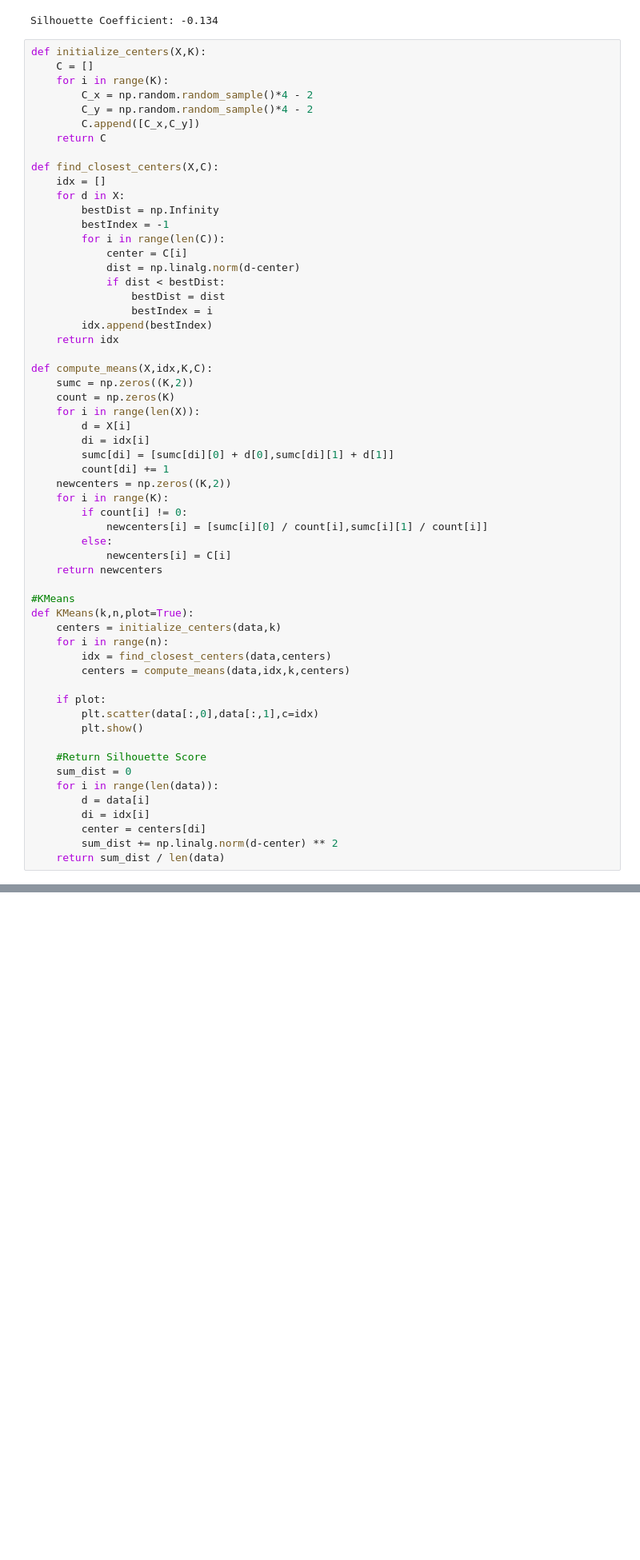
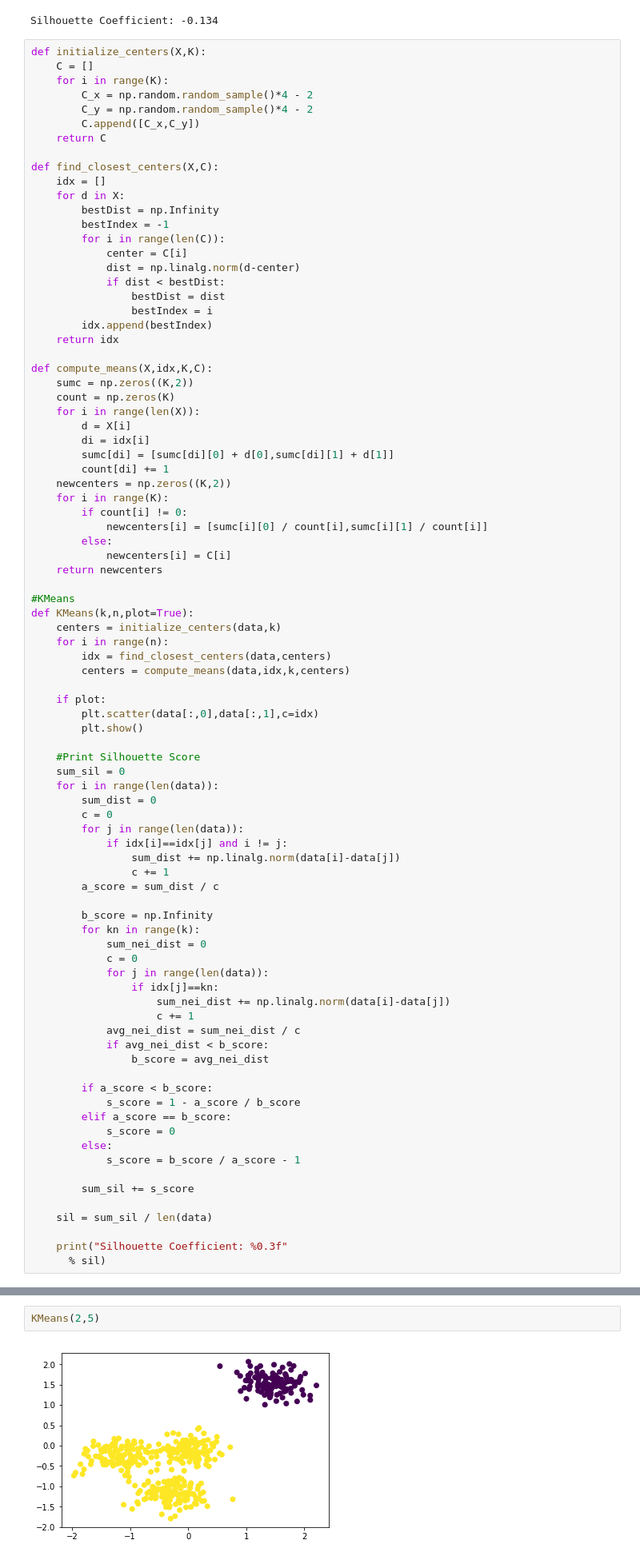
Before and after one commit to arminkz/DataMining, a Jupyter notebook: dbscan.ipynb, the cells around one changed output, grey strips where cells are left out. Shown at 80% size. Drawn from its saved outputs; the diff is of its cells as text; blank space fills up the shorter version.

Commit message:
Silhouette Score

```diff
--- a/dbscan.ipynb
+++ b/dbscan.ipynb
@@ -104,11 +104,39 @@ def KMeans(k,n,plot=True):
         plt.scatter(data[:,0],data[:,1],c=idx)
         plt.show()
 
-    #Return Silhouette Score
-    sum_dist = 0
+    #Print Silhouette Score
+    sum_sil = 0
     for i in range(len(data)):
-        d = data[i]
-        di = idx[i]
-        center = centers[di]
-        sum_dist += np.linalg.norm(d-center) ** 2
-    return sum_dist / len(data)
+        sum_dist = 0
+        c = 0
+        for j in range(len(data)):
+            if idx[i]==idx[j] and i != j:
+                sum_dist += np.linalg.norm(data[i]-data[j])
+                c += 1
+        a_score = sum_dist / c
+
+        b_score = np.Infinity
+        for kn in range(k):
+            sum_nei_dist = 0
+            c = 0
+            for j in range(len(data)):
+                if idx[j]==kn:
+                    sum_nei_dist += np.linalg.norm(data[i]-data[j])
+                    c += 1
+            avg_nei_dist = sum_nei_dist / c
+            if avg_nei_dist < b_score:
+                b_score = avg_nei_dist
+
+        if a_score < b_score:
+            s_score = 1 - a_score / b_score
+        elif a_score == b_score:
+            s_score = 0
+        else:
+            s_score = b_score / a_score - 1
+
+        sum_sil += s_score
+
+    sil = sum_sil / len(data)
+
+    print("Silhouette Coefficient: %0.3f"
+      % sil)
@@ -114,0 +152,4 @@ def KMeans(k,n,plot=True):
+# %%
+KMeans(2,5)
+# %% [output]
+[figure, added]
```
Also changed, not shown: parts of 8 cells of this notebook.
